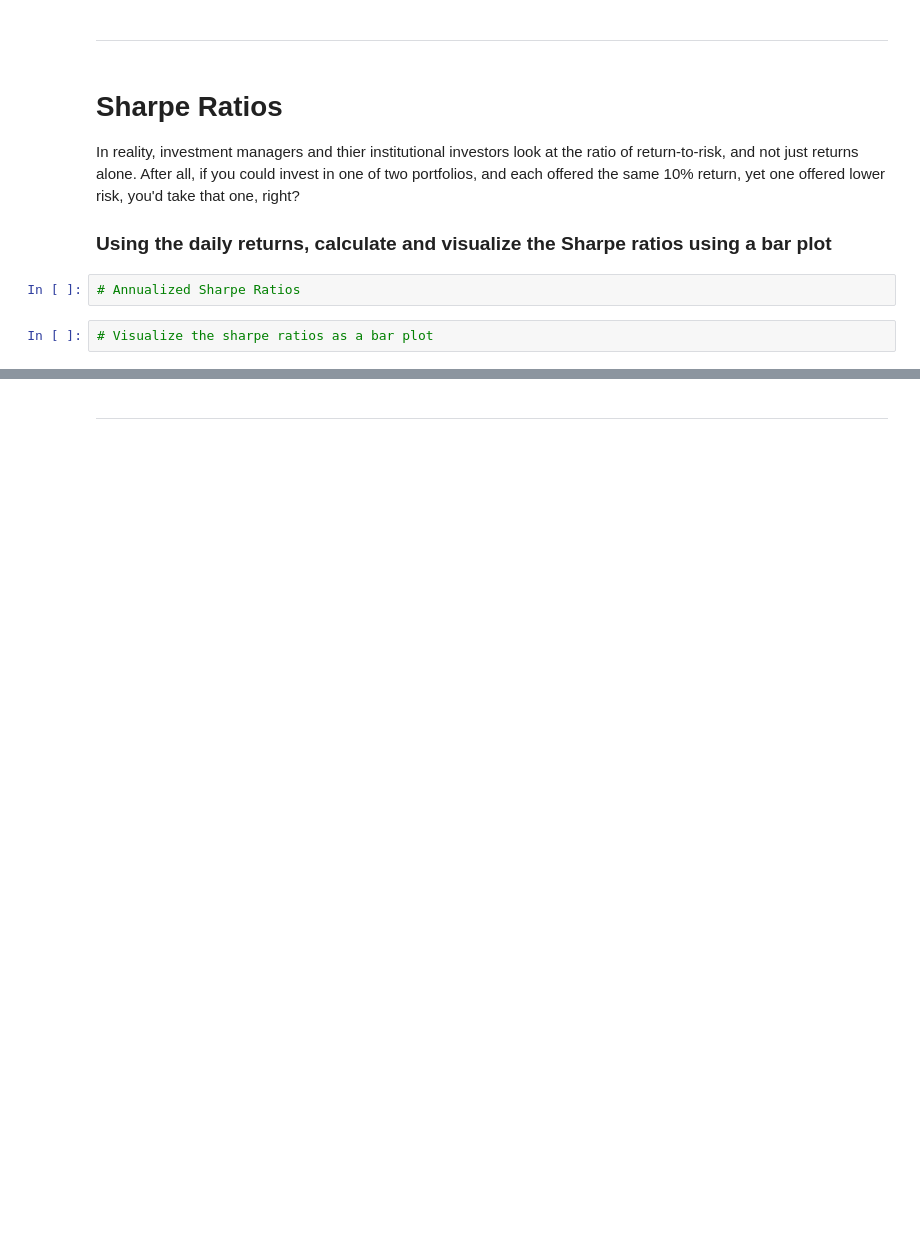
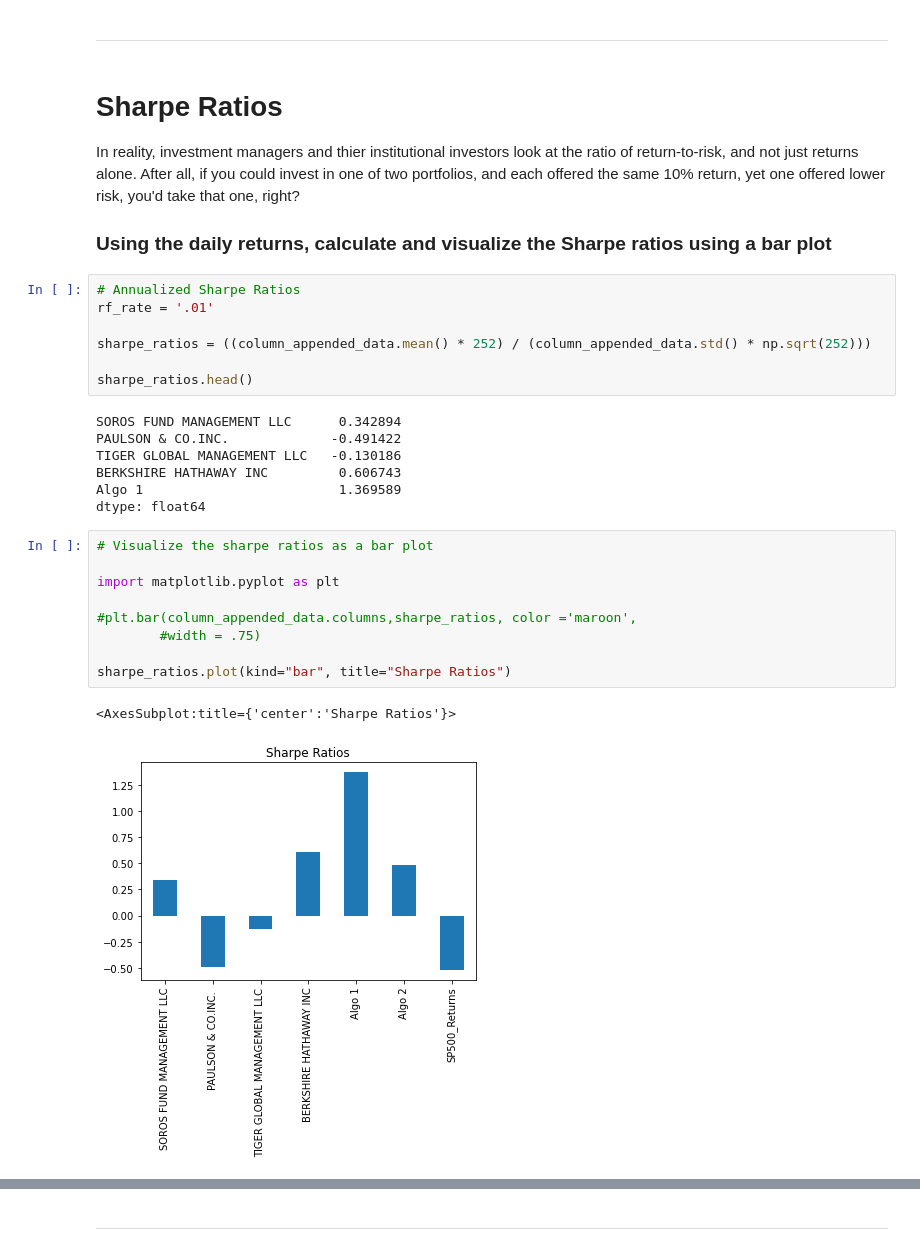
Before and after one commit to ttwalllllll/Columbia-Bootcamp-Homework-4, a Jupyter notebook: Starter_Code/whale_analysis.ipynb, the cells around one changed output, grey strips where cells are left out. Cells and saved outputs as stored; diff of their text form; blank space fills up the shorter version.

```diff
--- a/Starter_Code/whale_analysis.ipynb
+++ b/Starter_Code/whale_analysis.ipynb
@@ -384,10 +369,32 @@ SyntaxError: invalid syntax (<ipython-input-72-f6789fdbbbec>, line 2)
 In reality, investment managers and thier institutional investors look at the ratio of return-to-risk, and not just returns alone. After all, if you could invest in one of two portfolios, and each offered the same 10% return, yet one offered lower risk, you'd take that one, right?
 
 ### Using the daily returns, calculate and visualize the Sharpe ratios using a bar plot
-# %%
-# Annualized Sharpe Ratios
+# %%
+# Annualized Sharpe Ratios
+rf_rate = '.01'
+
+sharpe_ratios = ((column_appended_data.mean() * 252) / (column_appended_data.std() * np.sqrt(252)))
+
+sharpe_ratios.head()
+# %% [output]
+SOROS FUND MANAGEMENT LLC      0.342894
+PAULSON & CO.INC.             -0.491422
+TIGER GLOBAL MANAGEMENT LLC   -0.130186
+BERKSHIRE HATHAWAY INC         0.606743
+Algo 1                         1.369589
+dtype: float64
 # %%
 # Visualize the sharpe ratios as a bar plot
+
+import matplotlib.pyplot as plt
+
+#plt.bar(column_appended_data.columns,sharpe_ratios, color ='maroon',
+        #width = .75)
+
+sharpe_ratios.plot(kind="bar", title="Sharpe Ratios")
+# %% [output]
+<AxesSubplot:title={'center':'Sharpe Ratios'}>
+[figure, added]
 # %% [markdown]
 ### Determine whether the algorithmic strategies outperform both the market (S&P 500) and the whales portfolios.
 
```
Also changed, not shown: parts of 25 cells of this notebook.
